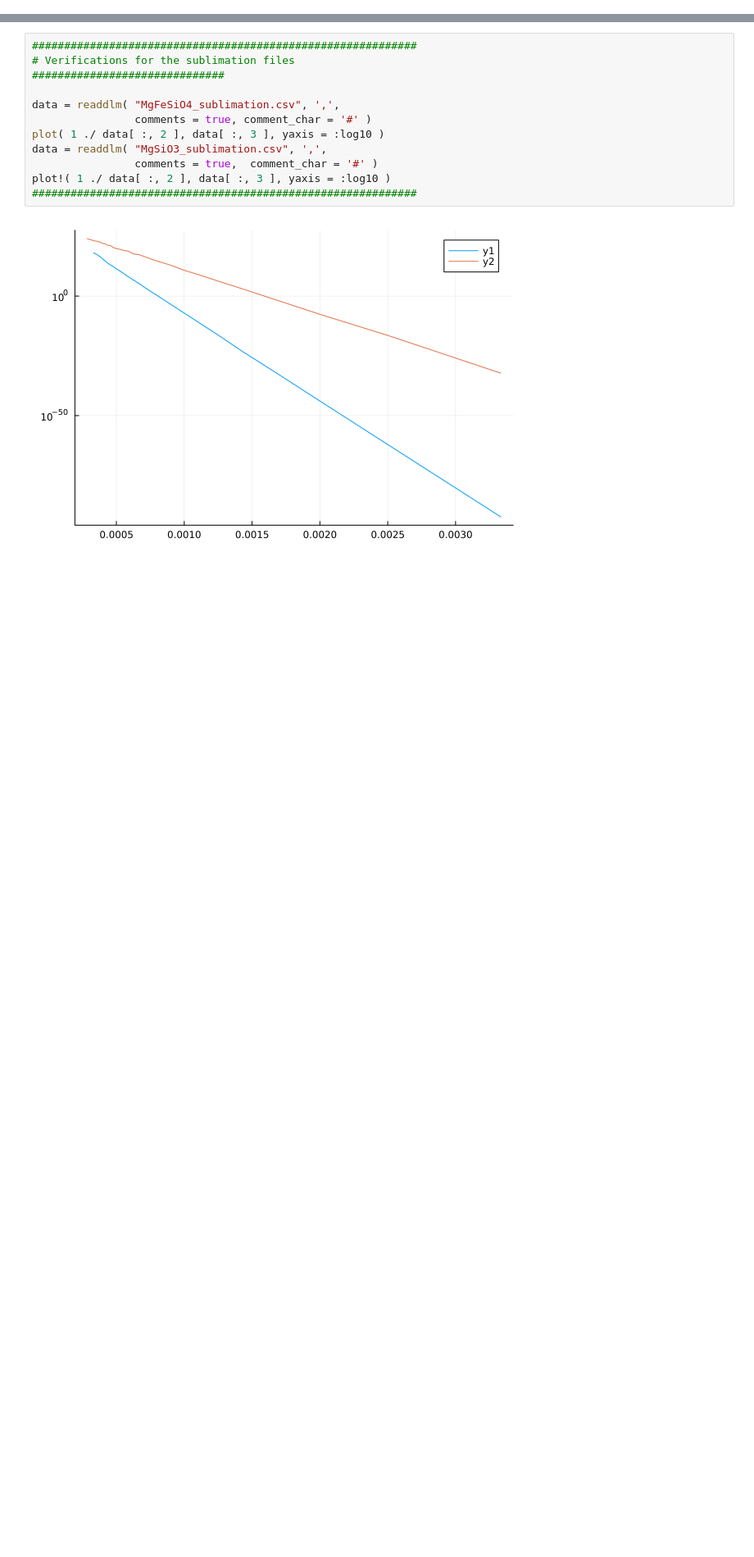
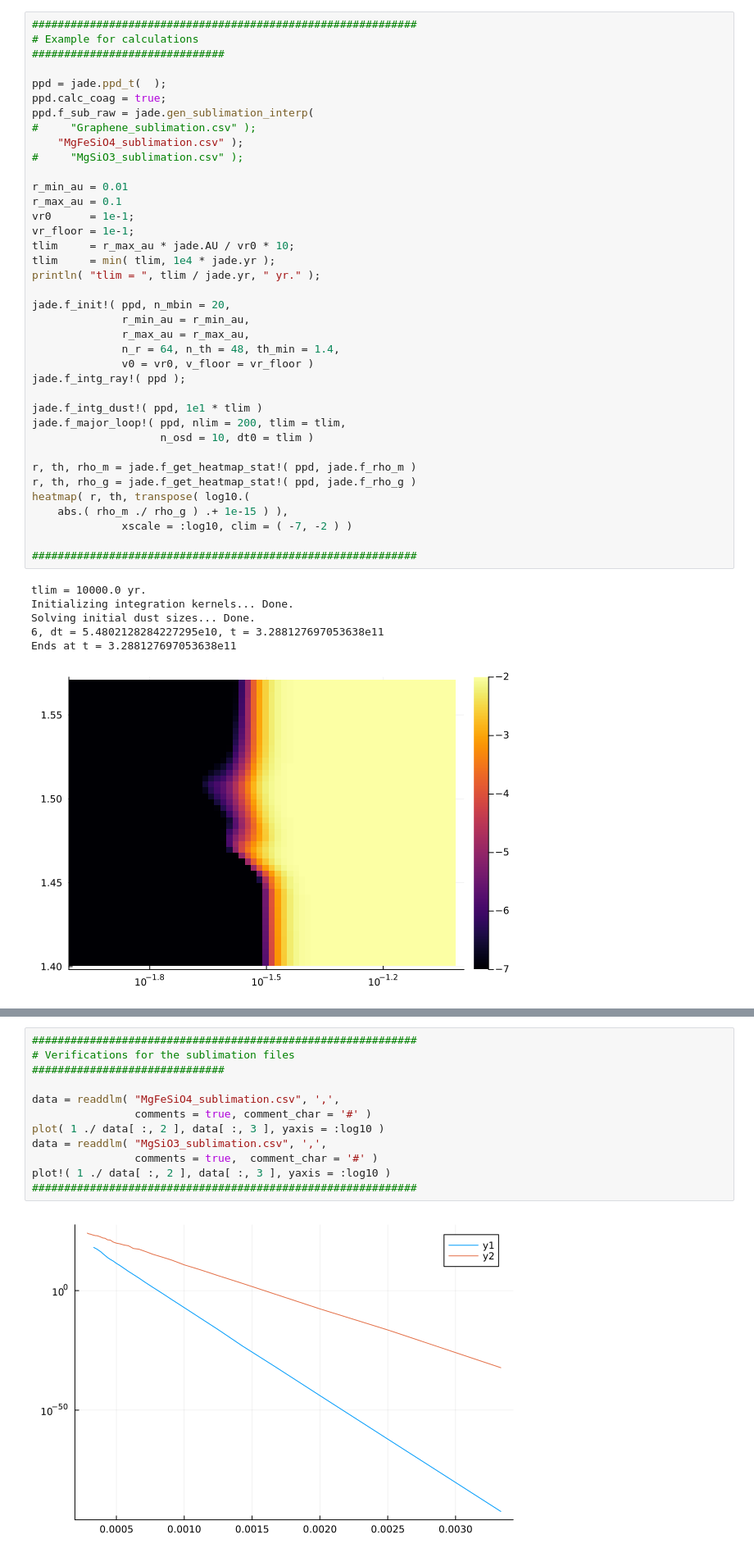
Before and after one commit to wll745881210/JADE, a Jupyter notebook: jade_example.ipynb, the cells around one changed output, grey strips where cells are left out. Shown: that part at 82% size. Cells and saved outputs as stored; diff of their text form; blank space fills up the shorter version.

```diff
--- a/jade_example.ipynb
+++ b/jade_example.ipynb
@@ -830,0 +9,45 @@ end;
+# %%
+############################################################
+# Example for calculations
+##############################
+
+ppd = jade.ppd_t(  );
+ppd.calc_coag = true;
+ppd.f_sub_raw = jade.gen_sublimation_interp(
+#     "Graphene_sublimation.csv" );
+    "MgFeSiO4_sublimation.csv" );
+#     "MgSiO3_sublimation.csv" );
+
+r_min_au = 0.01
+r_max_au = 0.1
+vr0      = 1e-1;
+vr_floor = 1e-1;
+tlim     = r_max_au * jade.AU / vr0 * 10;
+tlim     = min( tlim, 1e4 * jade.yr );
+println( "tlim = ", tlim / jade.yr, " yr." );
+
+jade.f_init!( ppd, n_mbin = 20,
+              r_min_au = r_min_au,
+              r_max_au = r_max_au,
+              n_r = 64, n_th = 48, th_min = 1.4,
+              v0 = vr0, v_floor = vr_floor )
+jade.f_intg_ray!( ppd );
+
+jade.f_intg_dust!( ppd, 1e1 * tlim )
+jade.f_major_loop!( ppd, nlim = 200, tlim = tlim,
+                    n_osd = 10, dt0 = tlim )
+
+r, th, rho_m = jade.f_get_heatmap_stat!( ppd, jade.f_rho_m )
+r, th, rho_g = jade.f_get_heatmap_stat!( ppd, jade.f_rho_g )
+heatmap( r, th, transpose( log10.(
+    abs.( rho_m ./ rho_g ) .+ 1e-15 ) ),
+              xscale = :log10, clim = ( -7, -2 ) )
+
+############################################################
+# %% [output]
+tlim = 10000.0 yr.
+Initializing integration kernels... Done.
+Solving initial dust sizes... Done.
+6, dt = 5.4802128284227295e10, t = 3.288127697053638e11
+Ends at t = 3.288127697053638e11
+[figure, added]
```
Also changed, not shown: parts of 18 cells of this notebook, 2 other files.
